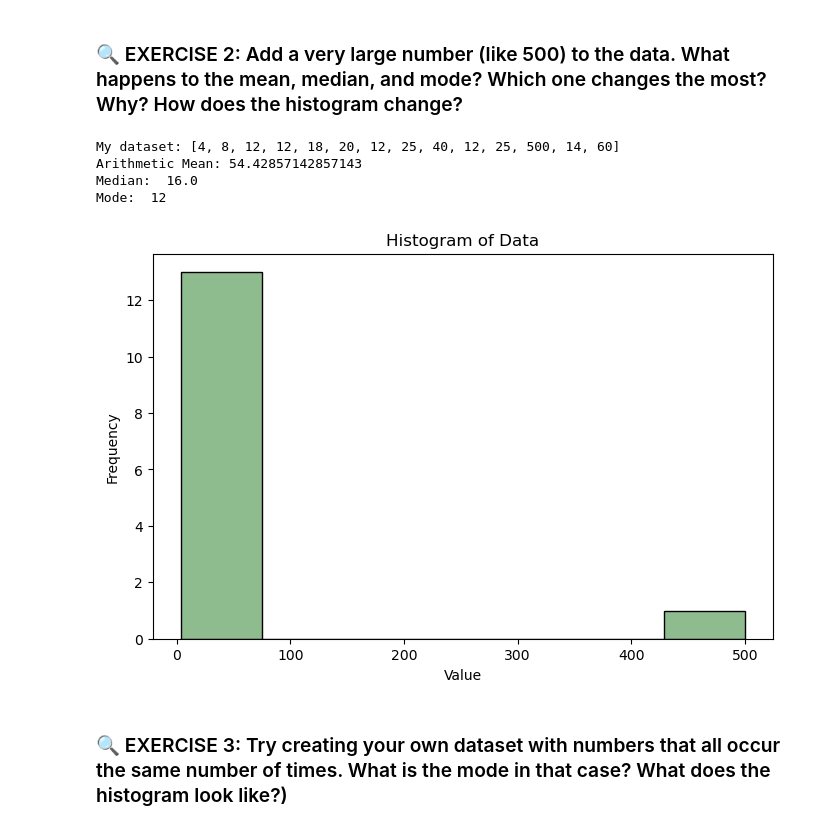
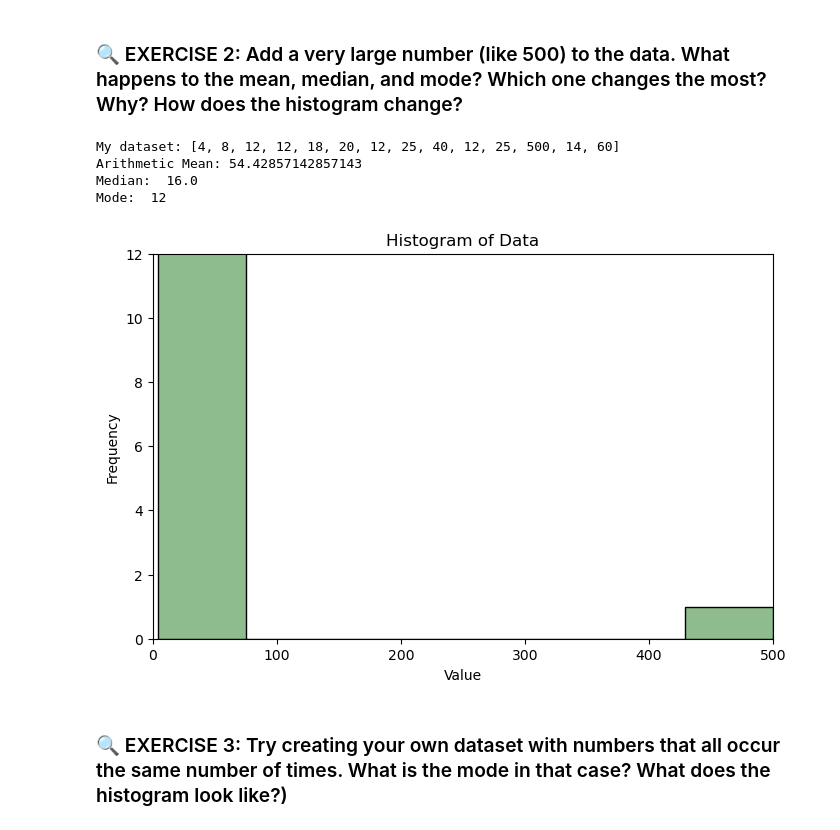
Before and after one commit to adipasquale117/CFR-2025, a Jupyter notebook: Stats/Notebooks/0-Stats_histograms.ipynb, the cells around one changed output. Saved outputs shown, nothing was run; the diff lists cells and outputs as text; code cells hidden in the pictures.

```diff
--- a/Stats/Notebooks/0-Stats_histograms.ipynb
+++ b/Stats/Notebooks/0-Stats_histograms.ipynb
@@ -118,31 +120,33 @@ Mode:  12
 # %%
 my_data = [4, 8, 12, 12, 18, 20, 12, 25, 40, 12, 25, 500, 14, 60]
 print("My dataset:", my_data)
 
 #Arithmetic Data
 mean_arithmetic = np.mean(my_data)
 print("Arithmetic Mean:", mean_arithmetic)
 
 #Median
 median = np.median(my_data)
 print("Median: ", median)
 
 #Mode
 mode = statistics.mode(my_data)
 print("Mode: ", mode)
 
 plt.figure(figsize=(8,5))
 plt.hist(my_data, bins=7, color='darkseagreen', edgecolor='black')
 plt.title("Histogram of Data")
 plt.xlabel("Value")
 plt.ylabel("Frequency")
+plt.xlim([0,500]) # set limit on x axis
+plt.ylim([0,12]) # set limit on y axis
 plt.show()
 # %% [output]
 My dataset: [4, 8, 12, 12, 18, 20, 12, 25, 40, 12, 25, 500, 14, 60]
 Arithmetic Mean: 54.42857142857143
 Median:  16.0
 Mode:  12
-[figure, old version]
+[figure, new version]
 # %% [markdown]
 ### 🔍 EXERCISE 3: Try creating your own dataset with numbers that all occur the same number of times. What is the mode in that case? What does the histogram look like?)
 # %%
```
Also changed, not shown: parts of 3 cells of this notebook.
